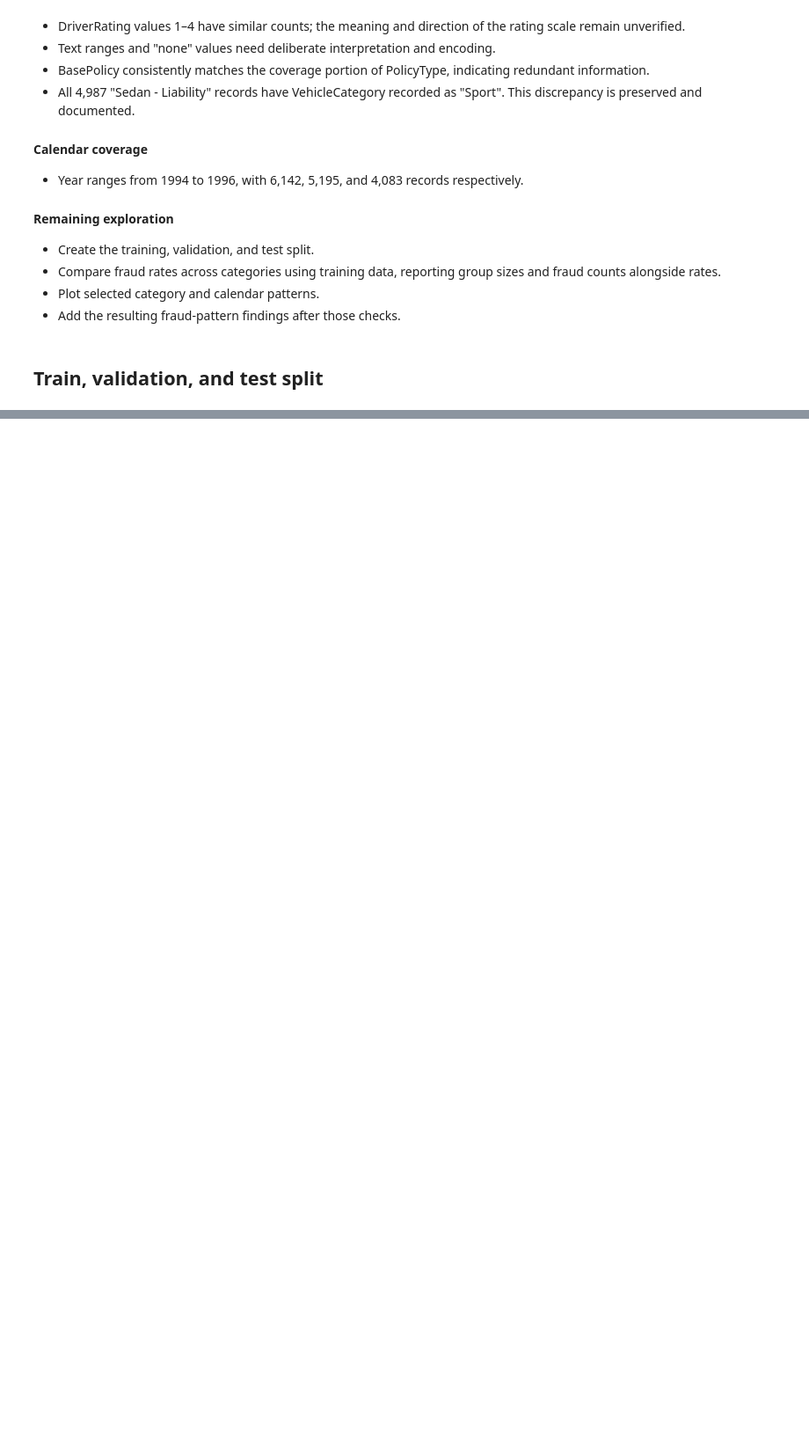
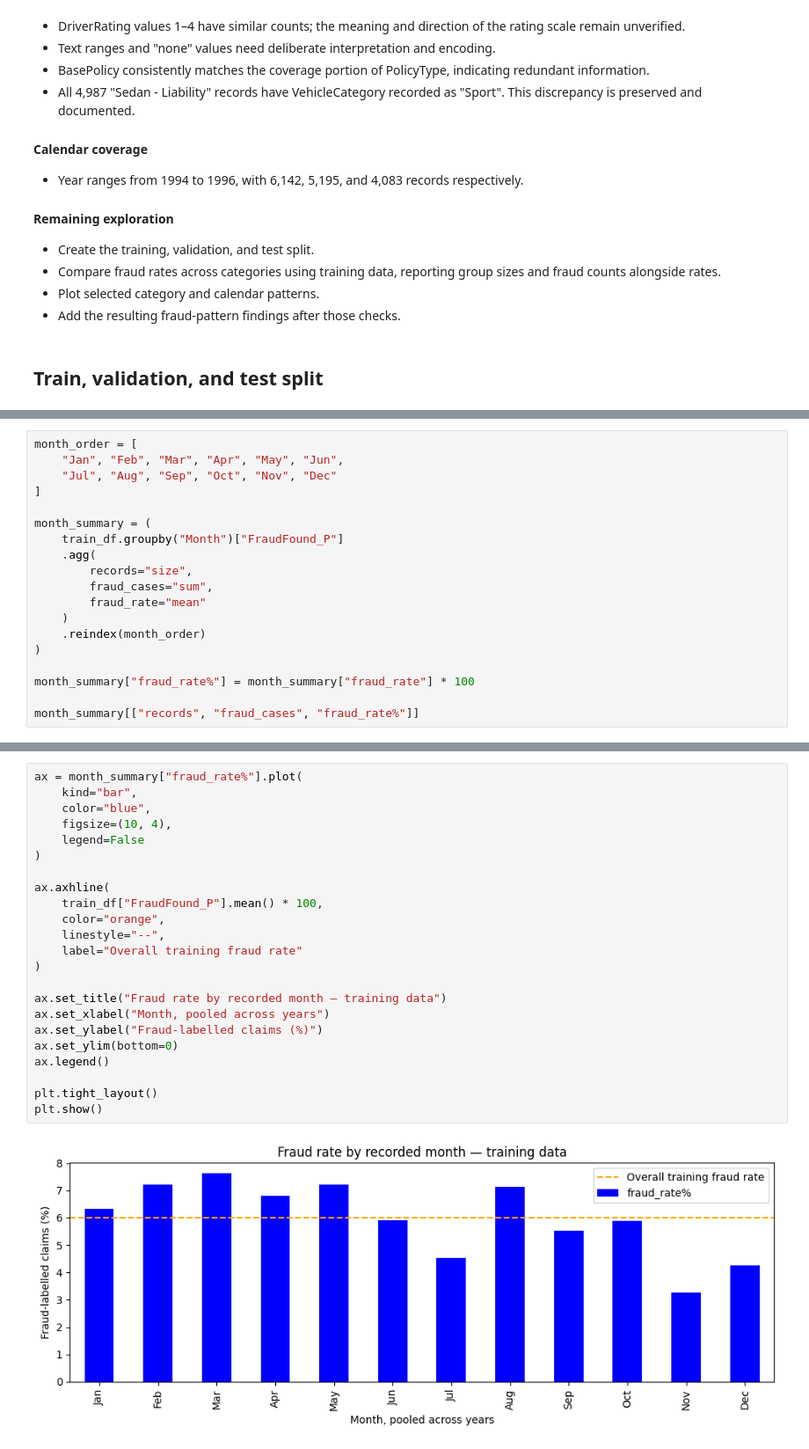
Before and after one commit to WhySoSerious404/trust-safety-analytics, a Jupyter notebook: 01-fraud-detection/fraud_detection.ipynb, the cells around one changed output, grey strips where cells are left out. Shown at 88% size. Cells and saved outputs as stored; diff of their text form; blank space fills up the shorter version.

```diff
--- a/01-fraud-detection/fraud_detection.ipynb
+++ b/01-fraud-detection/fraud_detection.ipynb
@@ -386,0 +632,19 @@ pd.crosstab(df["PolicyType"], df["BasePolicy"])
+# %%
+month_order = [
+    "Jan", "Feb", "Mar", "Apr", "May", "Jun",
+    "Jul", "Aug", "Sep", "Oct", "Nov", "Dec"
+]
+
+month_summary = (
+    train_df.groupby("Month")["FraudFound_P"]
+    .agg(
+        records="size",
+        fraud_cases="sum",
+        fraud_rate="mean"
+    )
+    .reindex(month_order)
+)
+
+month_summary["fraud_rate%"] = month_summary["fraud_rate"] * 100
+
+month_summary[["records", "fraud_cases", "fraud_rate%"]]
@@ -386,0 +666,25 @@ pd.crosstab(df["PolicyType"], df["BasePolicy"])
+# %%
+ax = month_summary["fraud_rate%"].plot(
+    kind="bar",
+    color="blue",
+    figsize=(10, 4),
+    legend=False
+)
+
+ax.axhline(
+    train_df["FraudFound_P"].mean() * 100,
+    color="orange",
+    linestyle="--",
+    label="Overall training fraud rate"
+)
+
+ax.set_title("Fraud rate by recorded month — training data")
+ax.set_xlabel("Month, pooled across years")
+ax.set_ylabel("Fraud-labelled claims (%)")
+ax.set_ylim(bottom=0)
+ax.legend()
+
+plt.tight_layout()
+plt.show()
+# %% [output]
+[figure, added]
```
Also changed, not shown: parts of 35 cells of this notebook.
